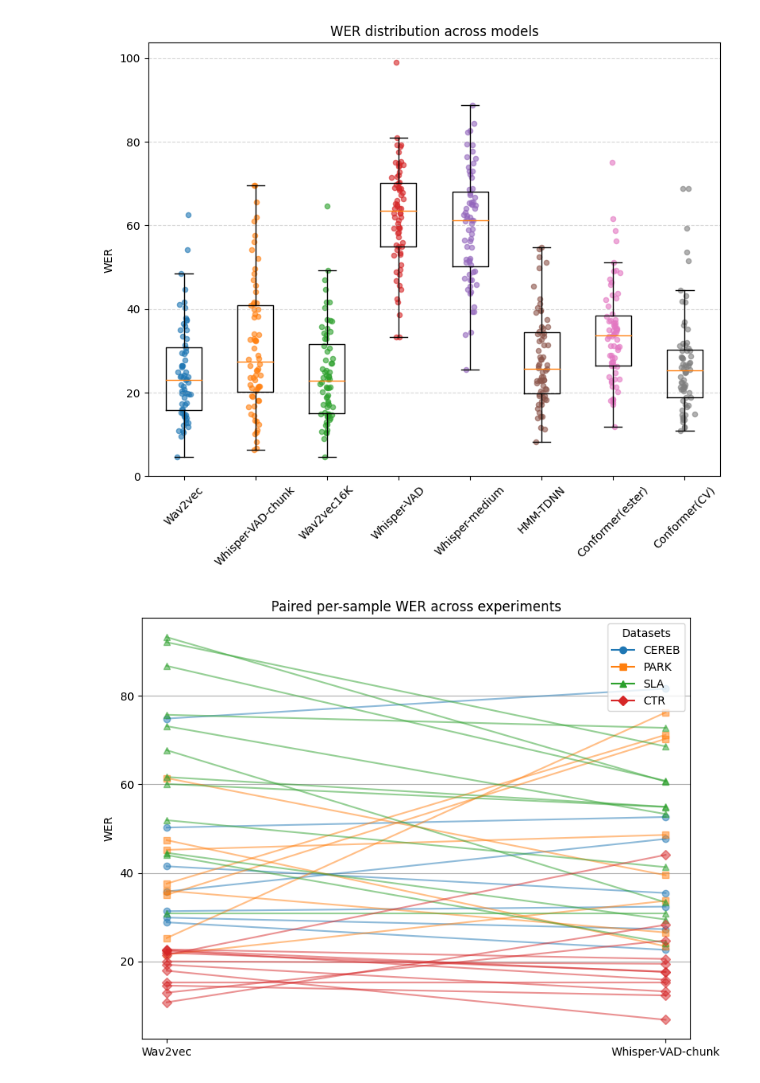
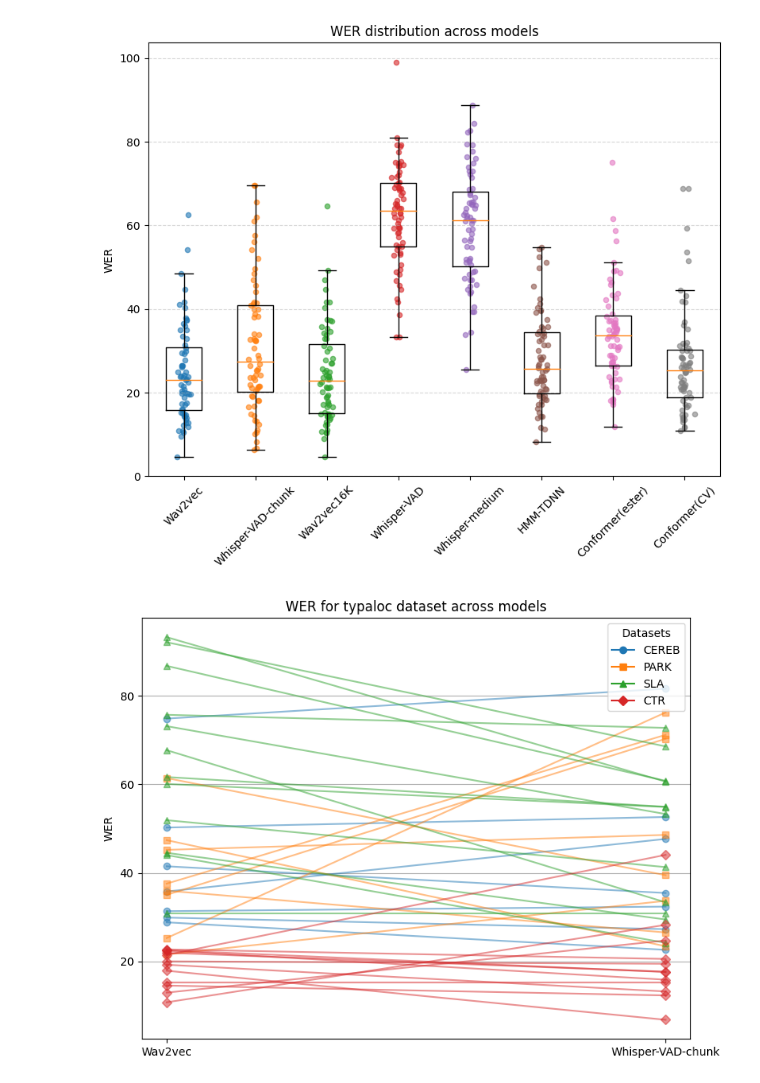
Before and after one commit to Imenbaa/TAPAS-FRAIS, a Jupyter notebook: src/utils/wer_analysis.ipynb, the cells around one changed output. Saved outputs shown, nothing was run; the diff lists cells and outputs as text; code cells hidden in the pictures.

Commit message:
Add figures for analysis

```diff
--- a/src/utils/wer_analysis.ipynb
+++ b/src/utils/wer_analysis.ipynb
@@ -66,32 +66,32 @@ legend_handles = [
         [0], [0],
         color=colors[i],
         marker=markers[i],
         linestyle="-",
         label=datasets[i]
     )
     for i in range(n_datasets)
 ]
 
 plt.legend(
     handles=legend_handles,
     title="Datasets",
     loc="best"
 )
 
 for i in range(n_datasets):
     for k in range(len(data[experiments[0]][i])):
         y = [data[exp][i][k] for exp in experiments]
         plt.plot(
             experiments, y,
             color=colors[i], alpha=0.5,
             marker=markers[i], markersize=6
         )
 
 plt.ylabel("WER")
-plt.title("Paired per-sample WER across experiments")
+plt.title("WER for typaloc dataset across models")
 plt.grid(True, axis="y")
 plt.tight_layout()
 plt.savefig("/vol/experiments3/imbenamor/TAPAS-FRAIS/figures/wer_typaloc_plot.png")
 plt.show()
 # %% [output]
-[figure, old version]
+[figure, new version]
```
Also changed, not shown: 1 other file.
